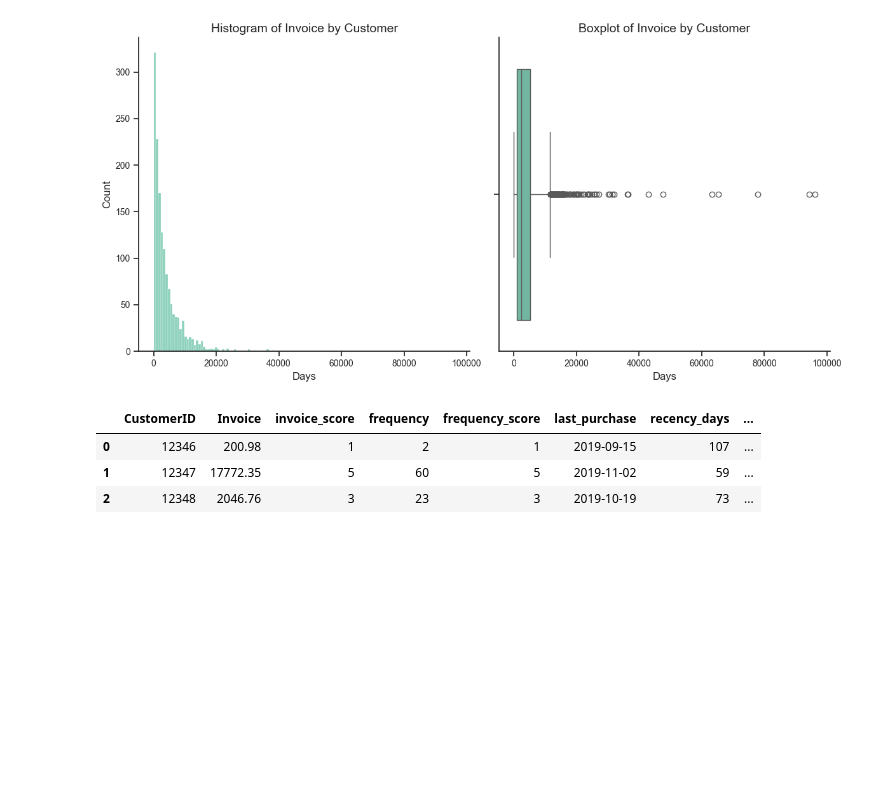
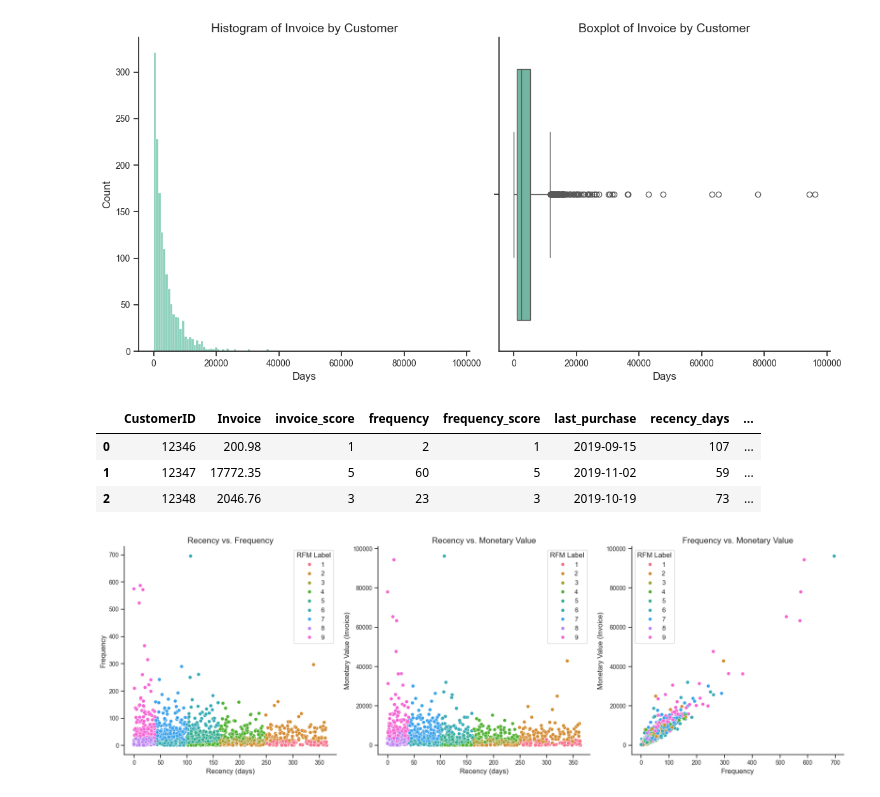
Before and after one commit to mateusengq/MKT-INSIGHTS-ECOMMERCE, a Jupyter notebook: Business_Questions_Group3.ipynb, the cells around one changed output. Drawn from its saved outputs; the diff is of its cells as text; code cells hidden in the pictures; blank space fills up the shorter version.

```diff
--- a/Business_Questions_Group3.ipynb
+++ b/Business_Questions_Group3.ipynb
@@ -204,3 +205,9 @@ data_rfm_tmp.head(3)
 | 0 | 12346 | 200.98 | 1 | 2 | 1 | 2019-09-15 | 107 | ... |
 | 1 | 12347 | 17772.35 | 5 | 60 | 5 | 2019-11-02 | 59 | ... |
 | 2 | 12348 | 2046.76 | 3 | 23 | 3 | 2019-10-19 | 73 | ... |
+# %%
+## RFM Score
+
+data_rfm_tmp['rfm_score'] = data_rfm_tmp[['recency_score', 'frequency_score', 'invoice_score']].astype(str).agg(''.join, axis=1)
+data_rfm_tmp['rfm_score'] = data_rfm_tmp['rfm_score'].astype(int)
+data_rfm_tmp['rfm_label'] = pd.qcut(data_rfm_tmp['rfm_score'], 9, labels = range(1,10))
@@ -206,0 +218,58 @@ data_rfm_tmp.head(3)
+# %%
+# Plots
+
+# Create subplots
+fig, axes = plt.subplots(1, 3, figsize=(18, 6))
+
+# Plot 1: Recency vs. Frequency
+g1 = sns.scatterplot(
+    x='recency_days',
+    y='frequency',
+    hue='rfm_label',
+    data=data_rfm_tmp,
+    ax=axes[0],
+    #palette='viridis',
+    legend='full'
+)
+axes[0].set_title('Recency vs. Frequency')
+axes[0].set_xlabel('Recency (days)')
+axes[0].set_ylabel('Frequency')
+axes[0].legend(title='RFM Label')
+
+# Plot 2: Recency vs. Monetary (Invoice)
+g2 = sns.scatterplot(
+    x='recency_days',
+    y='Invoice',
+    hue='rfm_label',
+    data=data_rfm_tmp,
+    ax=axes[1],
+    #palette='viridis',
+    legend='full'
+)
+axes[1].set_title('Recency vs. Monetary Value')
+axes[1].set_xlabel('Recency (days)')
+axes[1].set_ylabel('Monetary Value (Invoice)')
+axes[1].legend(title='RFM Label')
+
+# Plot 3: Frequency vs. Monetary (Invoice)
+g3 = sns.scatterplot(
+    x='frequency',
+    y='Invoice',
+    hue='rfm_label',
+    data=data_rfm_tmp,
+    ax=axes[2],
+    #palette='viridis',
+    legend='full'
+)
+axes[2].set_title('Frequency vs. Monetary Value')
+axes[2].set_xlabel('Frequency')
+axes[2].set_ylabel('Monetary Value (Invoice)')
+axes[2].legend(title='RFM Label')
+
+# Adjust layout for better spacing
+plt.tight_layout()
+
+# Show plots
+plt.show()
+# %% [output]
+[figure, added]
```
Also changed, not shown: parts of 7 cells of this notebook, 4 other files.
